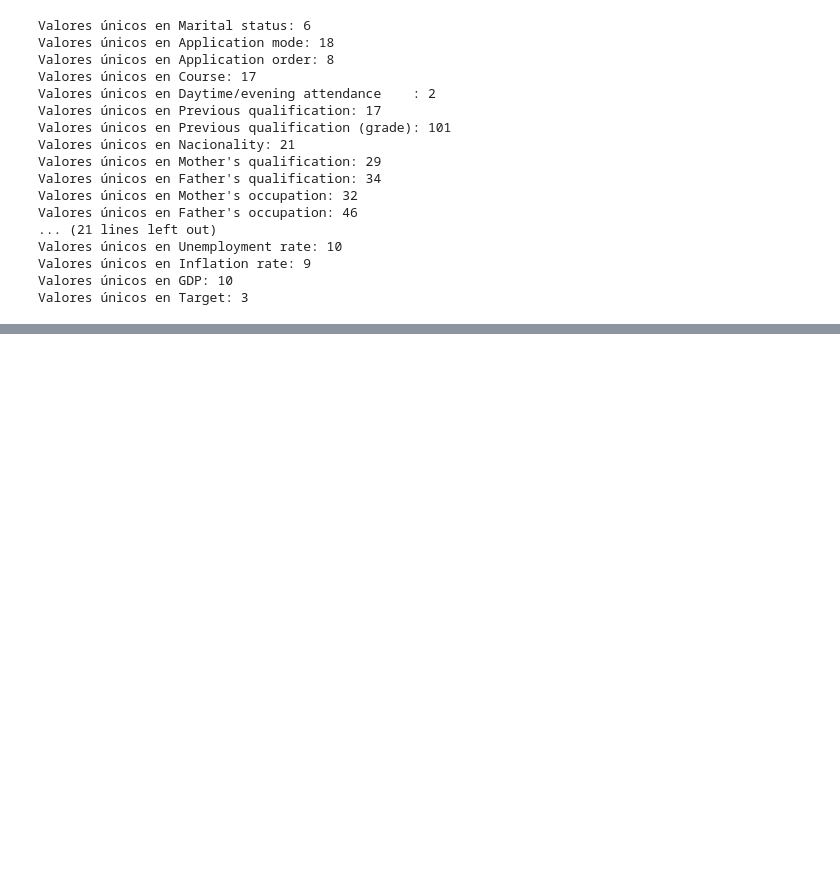
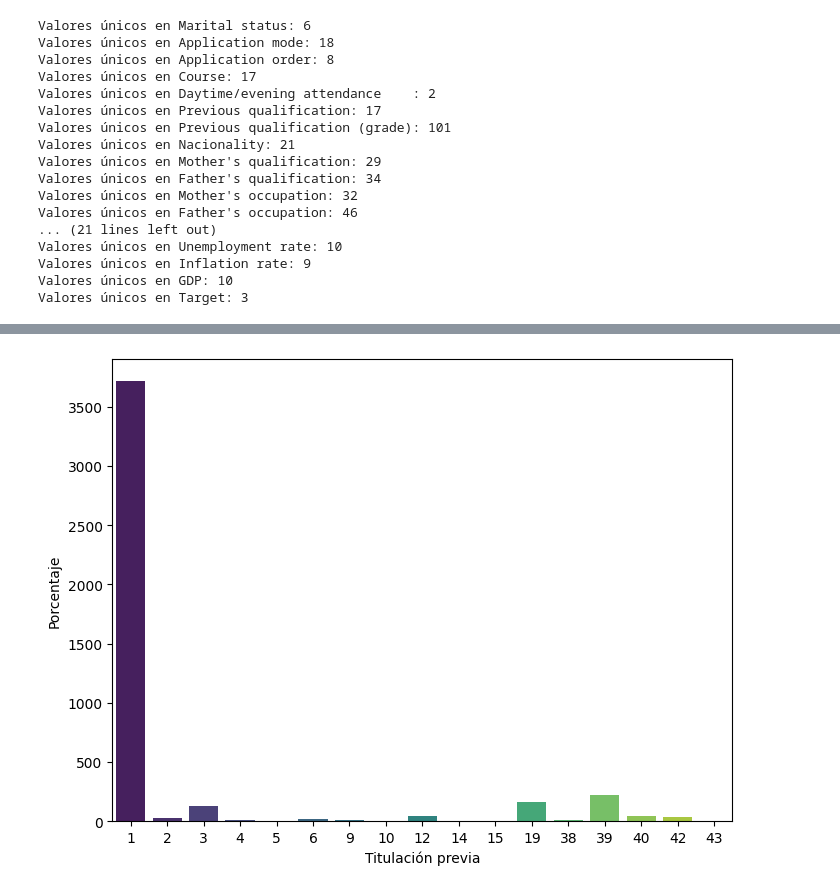
Before and after one commit to javel3232/Predict-students-dropout-and-academic-success, a Jupyter notebook: EDA.ipynb, the cells around one changed output, grey strips where cells are left out. Drawn from its saved outputs; the diff is of its cells as text; code cells hidden in the pictures; blank space fills up the shorter version.

```diff
--- a/EDA.ipynb
+++ b/EDA.ipynb
@@ -150,0 +233,10 @@ Valores únicos en Target: 3
+# %%
+plt.figure(figsize=(8,6))
+
+#Creamos un d
+sns.countplot(data=datos, x='Previous qualification', palette='viridis')
+plt.xlabel('Titulación previa')
+plt.ylabel('Porcentaje')
+plt.show()
+# %% [output]
+[figure, added]
```
Also changed, not shown: parts of 44 cells of this notebook.
